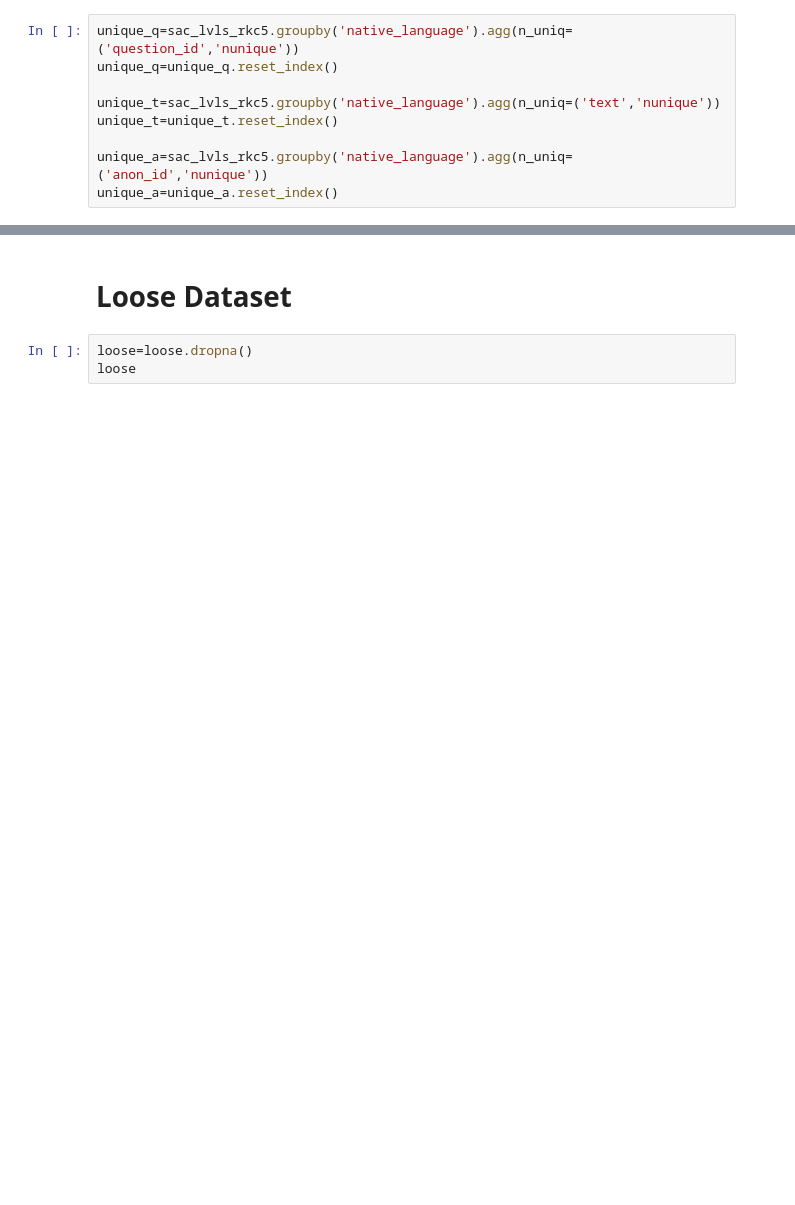
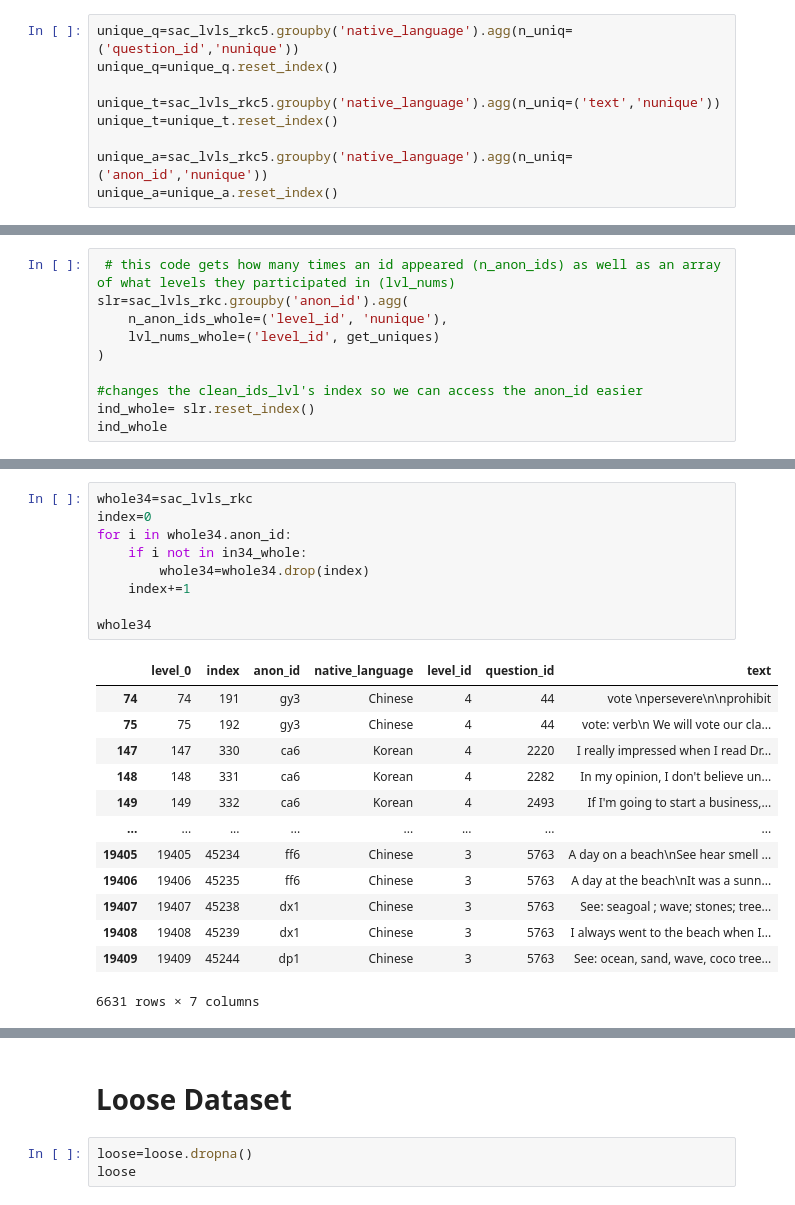
Before and after one commit to mencer456/LRDC-Research, a Jupyter notebook: SlideStats.ipynb, the cells around one changed output, grey strips where cells are left out. Saved outputs shown, nothing was run; the diff lists cells and outputs as text; blank space fills up the shorter version.

```diff
--- a/SlideStats.ipynb
+++ b/SlideStats.ipynb
@@ -159,0 +304,10 @@ unique_a
+# %%
+ # this code gets how many times an id appeared (n_anon_ids) as well as an array of what levels they participated in (lvl_nums)
+slr=sac_lvls_rkc.groupby('anon_id').agg(
+    n_anon_ids_whole=('level_id', 'nunique'),
+    lvl_nums_whole=('level_id', get_uniques)
+)
+
+#changes the clean_ids_lvl's index so we can access the anon_id easier
+ind_whole= slr.reset_index()
+ind_whole
@@ -159,0 +404,23 @@ unique_a
+# %%
+whole34=sac_lvls_rkc
+index=0
+for i in whole34.anon_id:
+    if i not in in34_whole:
+        whole34=whole34.drop(index)
+    index+=1
+
+whole34
+# %% [output]
+|  | level_0 | index | anon_id | native_language | level_id | question_id | text |
+| 74 | 74 | 191 | gy3 | Chinese | 4 | 44 | vote \npersevere\n\nprohibit |
+| 75 | 75 | 192 | gy3 | Chinese | 4 | 44 | vote: verb\n We will vote our cla... |
+| 147 | 147 | 330 | ca6 | Korean | 4 | 2220 | I really impressed when I read Dr... |
+| 148 | 148 | 331 | ca6 | Korean | 4 | 2282 | In my opinion, I don't believe un... |
+| 149 | 149 | 332 | ca6 | Korean | 4 | 2493 | If I'm going to start a business,... |
+| ... | ... | ... | ... | ... | ... | ... | ... |
+| 19405 | 19405 | 45234 | ff6 | Chinese | 3 | 5763 | A day on a beach\nSee hear smell ... |
+| 19406 | 19406 | 45235 | ff6 | Chinese | 3 | 5763 | A day at the beach\nIt was a sunn... |
+| 19407 | 19407 | 45238 | dx1 | Chinese | 3 | 5763 | See: seagoal ; wave; stones; tree... |
+| 19408 | 19408 | 45239 | dx1 | Chinese | 3 | 5763 | I always went to the beach when I... |
+| 19409 | 19409 | 45244 | dp1 | Chinese | 3 | 5763 | See: ocean, sand, wave, coco tree... |
+6631 rows × 7 columns
```
Also changed, not shown: parts of 57 cells of this notebook.
